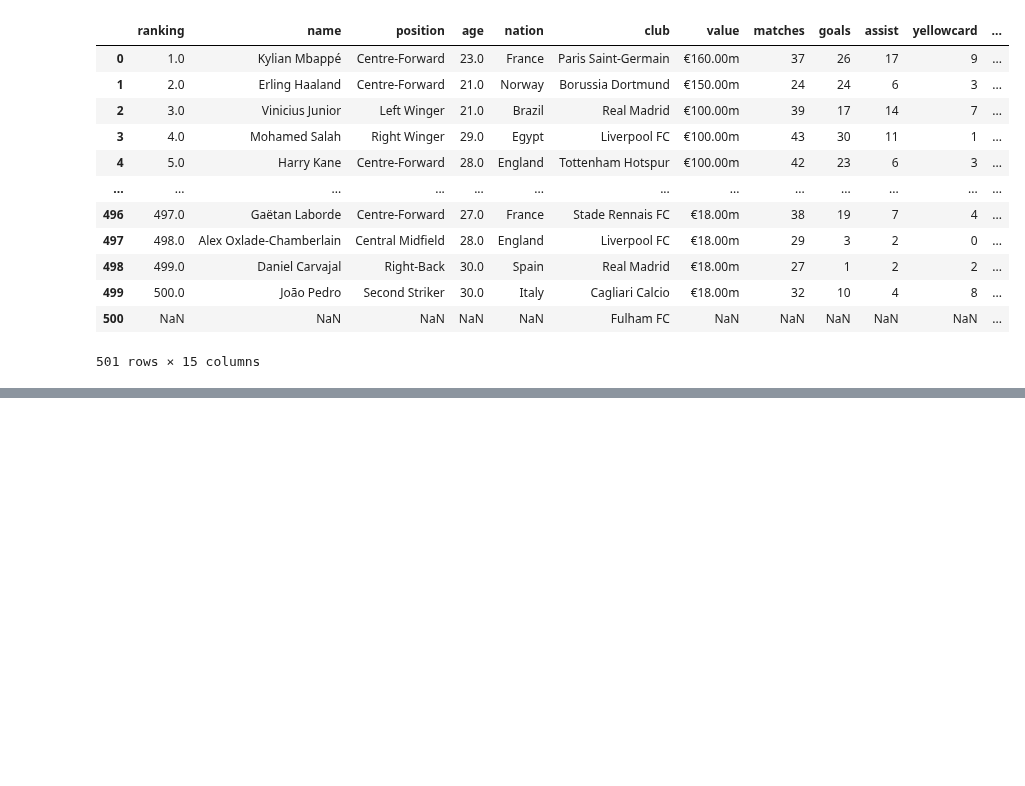
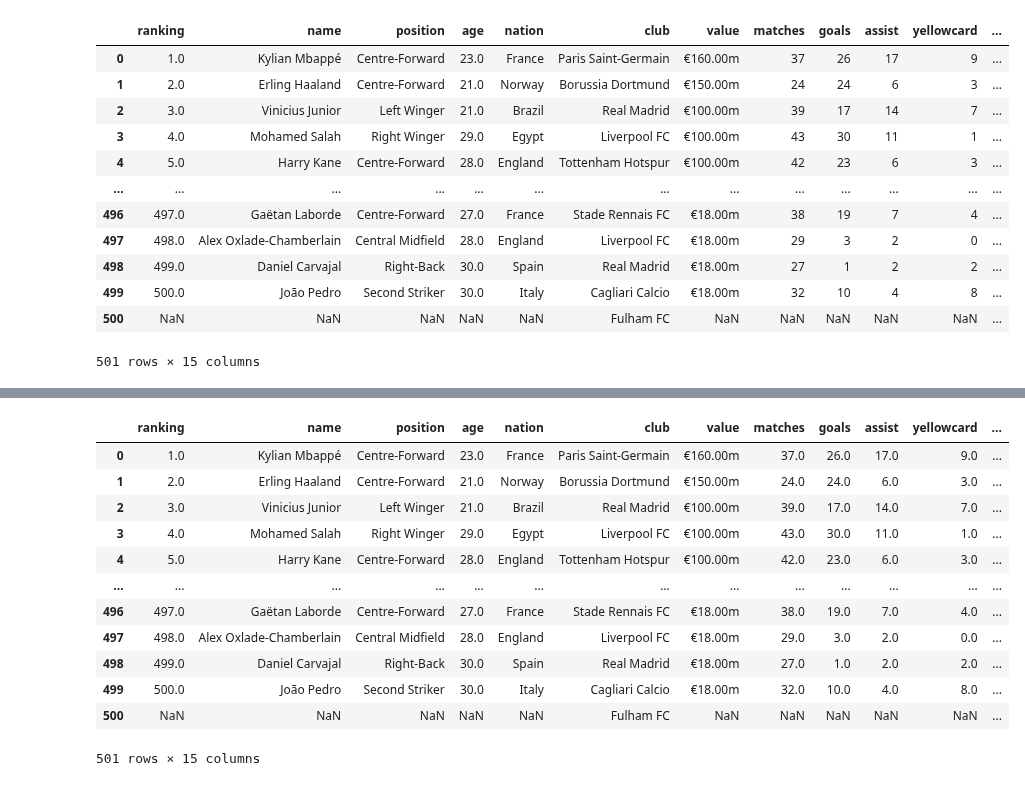
Before and after one commit to obilige/justone, a Jupyter notebook: FP_value/Football_Player.ipynb, the cells around one changed output, grey strips where cells are left out. Cells and saved outputs as stored; diff of their text form; code cells hidden in the pictures; blank space fills up the shorter version.

Commit message:
FP_value

```diff
--- a/FP_value/Football_Player.ipynb
+++ b/FP_value/Football_Player.ipynb
@@ -381,3 +382,20 @@ data[data['league'].isna() == True]
 df.to_csv("data/df.csv", encoding='utf-8')
 team_df.to_csv("data/team_df.csv", encoding='utf-8')
 data.to_csv("data/data.csv", encoding='utf-8')
+# %%
+data = pd.read_csv("data/data.csv", index_col=0)
+data
+# %% [output]
+|  | ranking | name | position | age | nation | club | value | matches | goals | assist | yellowcard | ... |
+| 0 | 1.0 | Kylian Mbappé | Centre-Forward | 23.0 | France | Paris Saint-Germain | €160.00m | 37.0 | 26.0 | 17.0 | 9.0 | ... |
+| 1 | 2.0 | Erling Haaland | Centre-Forward | 21.0 | Norway | Borussia Dortmund | €150.00m | 24.0 | 24.0 | 6.0 | 3.0 | ... |
+| 2 | 3.0 | Vinicius Junior | Left Winger | 21.0 | Brazil | Real Madrid | €100.00m | 39.0 | 17.0 | 14.0 | 7.0 | ... |
+| 3 | 4.0 | Mohamed Salah | Right Winger | 29.0 | Egypt | Liverpool FC | €100.00m | 43.0 | 30.0 | 11.0 | 1.0 | ... |
+| 4 | 5.0 | Harry Kane | Centre-Forward | 28.0 | England | Tottenham Hotspur | €100.00m | 42.0 | 23.0 | 6.0 | 3.0 | ... |
+| ... | ... | ... | ... | ... | ... | ... | ... | ... | ... | ... | ... | ... |
+| 496 | 497.0 | Gaëtan Laborde | Centre-Forward | 27.0 | France | Stade Rennais FC | €18.00m | 38.0 | 19.0 | 7.0 | 4.0 | ... |
+| 497 | 498.0 | Alex Oxlade-Chamberlain | Central Midfield | 28.0 | England | Liverpool FC | €18.00m | 29.0 | 3.0 | 2.0 | 0.0 | ... |
+| 498 | 499.0 | Daniel Carvajal | Right-Back | 30.0 | Spain | Real Madrid | €18.00m | 27.0 | 1.0 | 2.0 | 2.0 | ... |
+| 499 | 500.0 | João Pedro | Second Striker | 30.0 | Italy | Cagliari Calcio | €18.00m | 32.0 | 10.0 | 4.0 | 8.0 | ... |
+| 500 | NaN | NaN | NaN | NaN | NaN | Fulham FC | NaN | NaN | NaN | NaN | NaN | ... |
+501 rows × 15 columns
```
Also changed, not shown: parts of 9 cells of this notebook, 2 other files.
